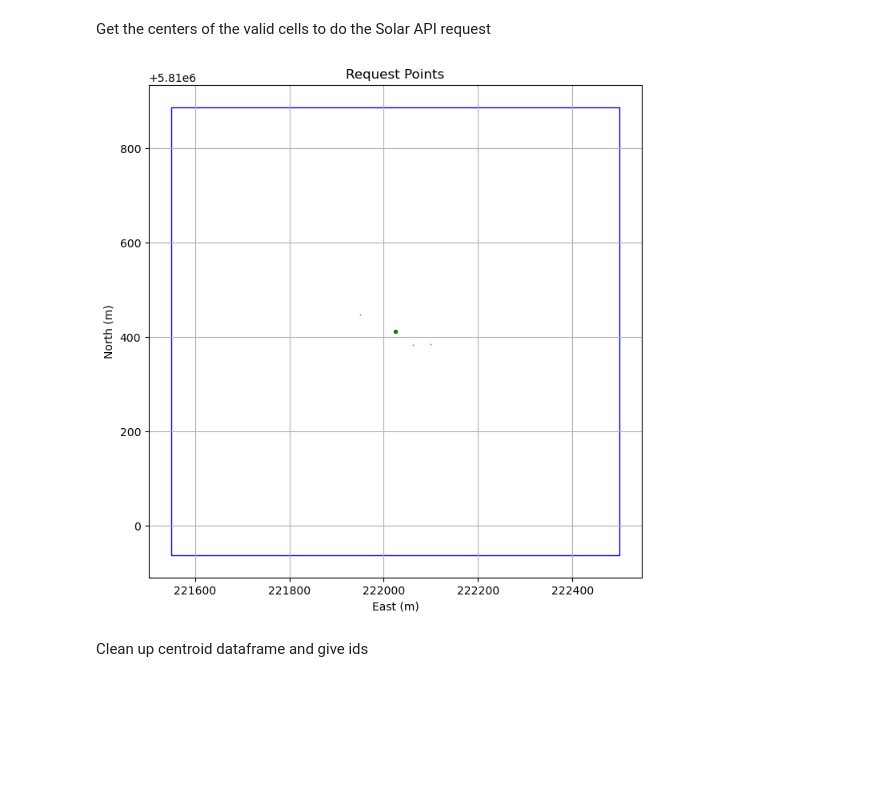
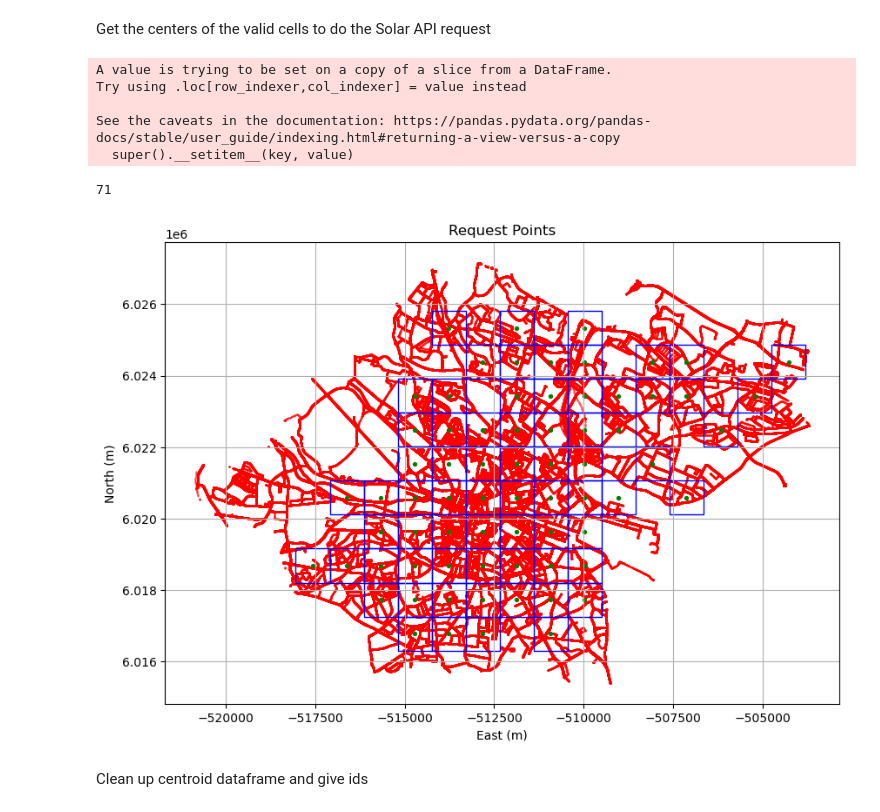
Before and after one commit to lukasbeuster/throwing_shade, a Jupyter notebook: code/070225_Download_SolarAPI_Custom.ipynb, the cells around one changed output. Saved outputs shown, nothing was run; the diff lists cells and outputs as text; code cells hidden in the pictures; blank space fills up the shorter version.

```diff
--- a/code/070225_Download_SolarAPI_Custom.ipynb
+++ b/code/070225_Download_SolarAPI_Custom.ipynb
@@ -371,0 +372,5 @@ dataset = gpd.read_file("../data/AirView_DublinCity_Measurements_ugm3.csv")
+# %%
+dataset['gps_timestamp'] = pd.to_datetime(dataset['gps_timestamp'])
+# %%
+# Assuming gps_timestamp is timezone-aware and in UTC:
+dataset['gps_timestamp_local'] = dataset['gps_timestamp'].dt.tz_convert('Europe/Dublin')
@@ -608,5 +628,8 @@ plt.show()
 # %%
-valid_filtered = valid_grid_gdf[valid_grid_gdf["point_count"] >= 5000]
+valid_filtered = valid_grid_gdf[
+    (valid_grid_gdf["point_count"] >= 20000) &
+    (~valid_grid_gdf.index.isin([9]))
+]
 # %%
 import geopandas as gpd
 import matplotlib.pyplot as plt
@@ -713,31 +736,41 @@ GIF saved at: ../code/results/output/visuals/e6a08fb8/shade_over_day.gif
 Get the centers of the valid cells to do the Solar API request
 # %%
 # Calculate the centroid for each grid cell
-valid_grid_gdf["centroid"] = valid_grid_gdf.geometry.centroid
+valid_filtered["centroid"] = valid_filtered.geometry.centroid
 
 # Create a new GeoDataFrame for the centroids
-centroid_gdf = gpd.GeoDataFrame(valid_grid_gdf.drop(columns="geometry"),
+centroid_gdf = gpd.GeoDataFrame(valid_filtered.drop(columns="geometry"),
                                 geometry="centroid",
-                                crs=valid_grid_gdf.crs)
+                                crs=valid_filtered.crs)
 
 # Optionally, rename the geometry column to something standard (like 'geometry')
 centroid_gdf = centroid_gdf.rename(columns={"centroid": "geometry"})
 centroid_gdf.set_geometry("geometry", inplace=True)
+# %% [output]
+A value is trying to be set on a copy of a slice from a DataFrame.
+Try using .loc[row_indexer,col_indexer] = value instead
+
+See the caveats in the documentation: https://pandas.pydata.org/pandas-docs/stable/user_guide/indexing.html#returning-a-view-versus-a-copy
+  super().__setitem__(key, value)
+# %%
+centroid_gdf.shape[0]
+# %% [output]
+71
 # %%
 # Plot the grid cells:
 ax = points_dataset.plot(color="red", markersize=0.1, label="Points", figsize=(10, 8))
-valid_grid_gdf.plot(ax=ax, edgecolor="blue", facecolor="none", linewidth=1)
+valid_filtered.plot(ax=ax, edgecolor="blue", facecolor="none", linewidth=1)
 centroid_gdf.plot(ax=ax, color="green", markersize=8, label="Request Points")
 
 # Optionally, overlay the original cluster polygons in green
 
 plt.title("Request Points")
 plt.xlabel("East (m)")
 plt.ylabel("North (m)")
 plt.grid(True)
 plt.show()
 # %% [output]
-[figure, old version]
+[figure, new version]
 # %% [markdown]
 Clean up centroid dataframe and give ids
 # %%
```
Also changed, not shown: parts of 25 cells of this notebook, 7 other files.
